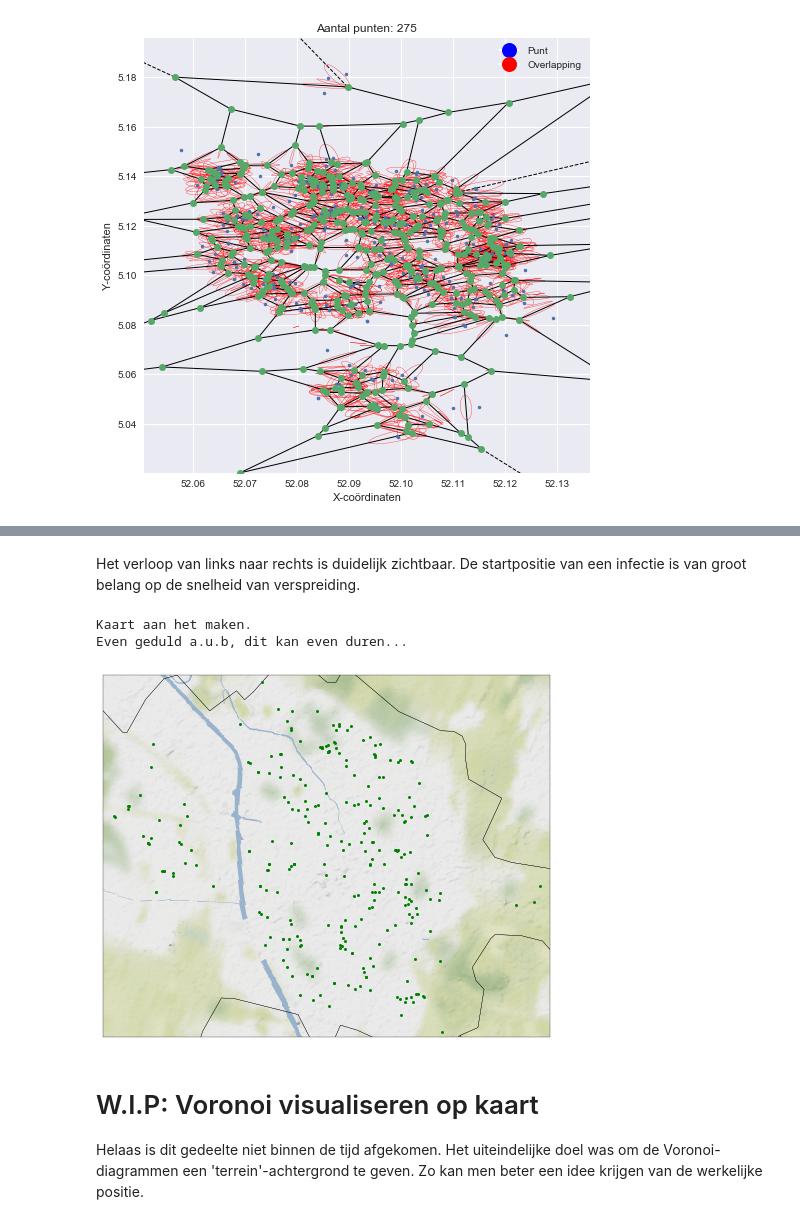
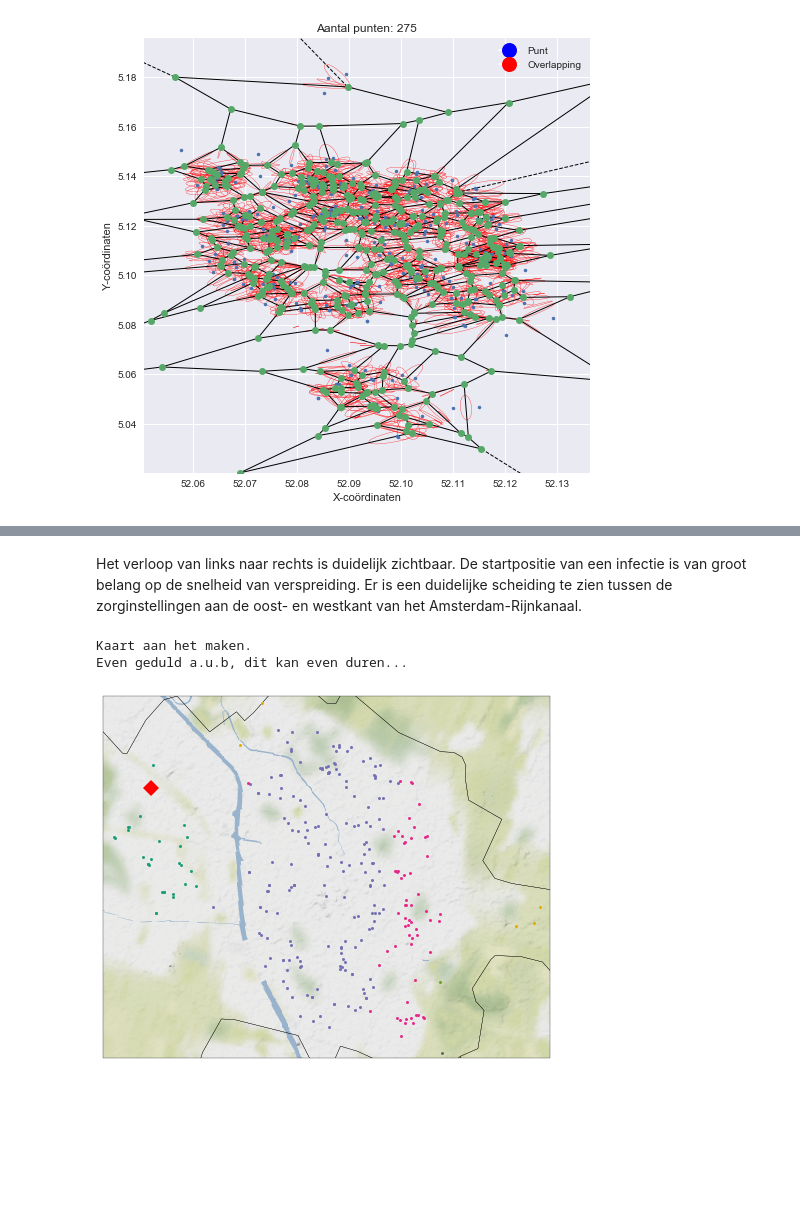
Before and after one commit to Denbergvanthijs/IPASS, a Jupyter notebook: app.ipynb, the cells around one changed output, grey strips where cells are left out. Drawn from its saved outputs; the diff is of its cells as text; code cells hidden in the pictures; blank space fills up the shorter version.

```diff
--- a/app.ipynb
+++ b/app.ipynb
@@ -242,11 +249,8 @@ Even geduld a.u.b, dit kan even duren...
 # %% [markdown]
-Het verloop van links naar rechts is duidelijk zichtbaar. De startpositie van een infectie is van groot belang op de snelheid van verspreiding.
+Het verloop van links naar rechts is duidelijk zichtbaar. De startpositie van een infectie is van groot belang op de snelheid van verspreiding. Er is een duidelijke scheiding te zien tussen de zorginstellingen aan de oost- en westkant van het Amsterdam-Rijnkanaal.
 # %%
-plot.kaart("data/output/geo_zorg-opendata-juni2016csv.csv", terrein=True)
+plot.kaart("data/output/geo_zorg-opendata-juni2016csv.csv", punten, inputVector.T, 60, sigma=0.002, terrein=True)
 # %% [output]
 Kaart aan het maken.
 Even geduld a.u.b, dit kan even duren...
-[figure, old version]
+[figure, new version]
-# %% [markdown]
-# W.I.P: Voronoi visualiseren op kaart
-Helaas is dit gedeelte niet binnen de tijd afgekomen. Het uiteindelijke doel was om de Voronoi-diagrammen een 'terrein'-achtergrond te geven. Zo kan men beter een idee krijgen van de werkelijke positie.
```
Also changed, not shown: parts of 25 cells of this notebook, 25 other files.
